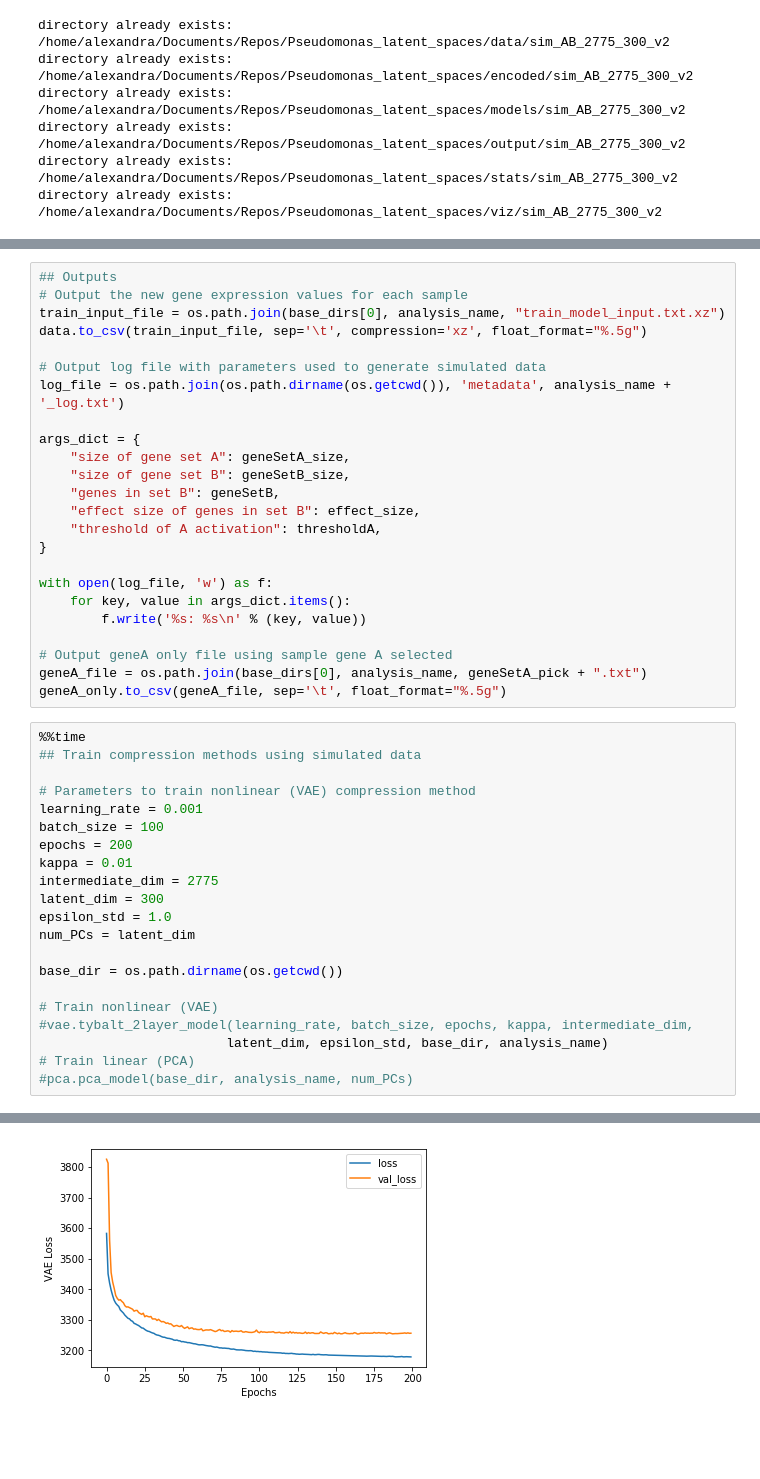
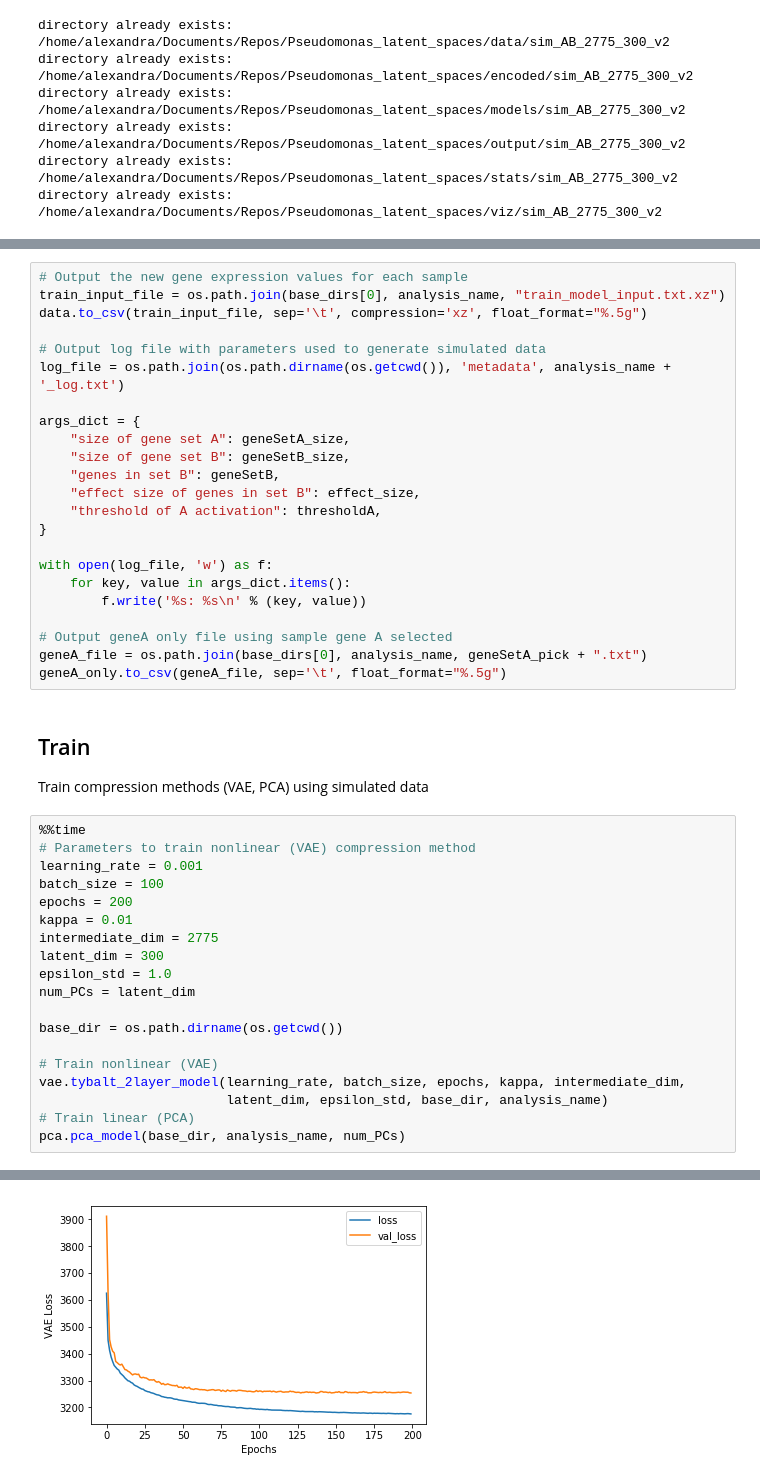
Before and after one commit to greenelab/Pseudomonas_latent_spaces, a Jupyter notebook: scripts/main_Pa_sim_enhance_AtoB.ipynb, the cells around one changed output, grey strips where cells are left out. Saved outputs shown, nothing was run; the diff lists cells and outputs as text; blank space fills up the shorter version.

```diff
--- a/scripts/main_Pa_sim_enhance_AtoB.ipynb
+++ b/scripts/main_Pa_sim_enhance_AtoB.ipynb
@@ -196,5 +202,4 @@ directory already exists: /home/alexandra/Documents/Repos/Pseudomonas_latent_spa
 # %%
-## Outputs
 # Output the new gene expression values for each sample
 train_input_file = os.path.join(base_dirs[0], analysis_name, "train_model_input.txt.xz")
 data.to_csv(train_input_file, sep='\t', compression='xz', float_format="%.5g")
@@ -217,10 +222,11 @@ with open(log_file, 'w') as f:
 # Output geneA only file using sample gene A selected
 geneA_file = os.path.join(base_dirs[0], analysis_name, geneSetA_pick + ".txt")
 geneA_only.to_csv(geneA_file, sep='\t', float_format="%.5g")
+# %% [markdown]
+## Train
+Train compression methods (VAE, PCA) using simulated data
 # %%
 %%time
-## Train compression methods using simulated data
-
 # Parameters to train nonlinear (VAE) compression method
 learning_rate = 0.001
 batch_size = 100
@@ -234,10 +240,10 @@ num_PCs = latent_dim
 base_dir = os.path.dirname(os.getcwd())
 
 # Train nonlinear (VAE)
-#vae.tybalt_2layer_model(learning_rate, batch_size, epochs, kappa, intermediate_dim,
+vae.tybalt_2layer_model(learning_rate, batch_size, epochs, kappa, intermediate_dim,
                         latent_dim, epsilon_std, base_dir, analysis_name)
 # Train linear (PCA)
-#pca.pca_model(base_dir, analysis_name, num_PCs)
+pca.pca_model(base_dir, analysis_name, num_PCs)
 # %% [output]
 Train on 1072 samples, validate on 119 samples
 Epoch 1/200
@@ -259 +265 @@ Wall time: 40min 59s
-[figure, old version]
+[figure, new version]
```
Also changed, not shown: parts of 13 cells of this notebook, 3 other files.
